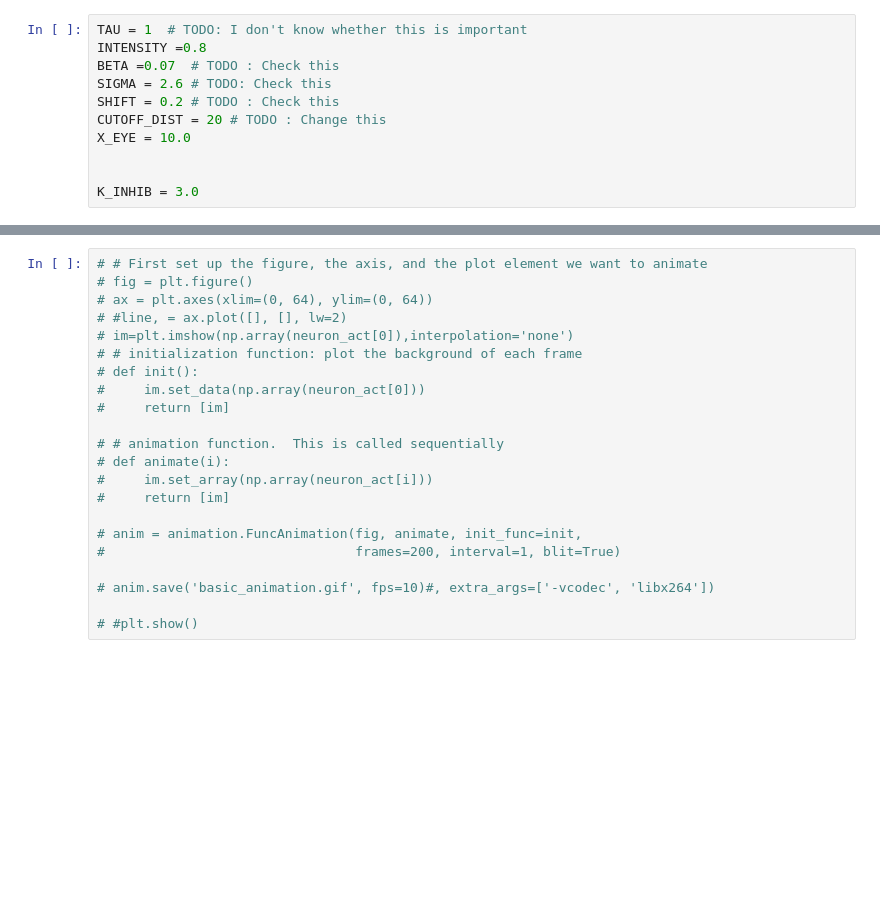
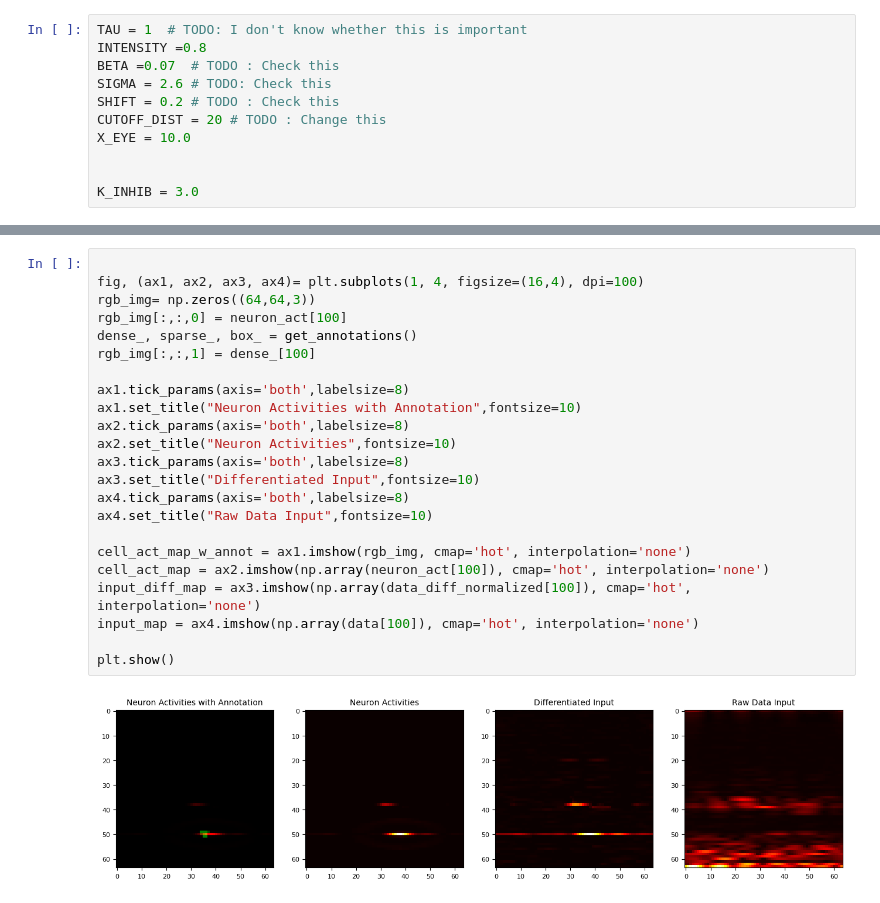
Before and after one commit to unstablecursor/sadnn, a Jupyter notebook: Animate_Layer.ipynb, the cells around one changed output, grey strips where cells are left out. Cells and saved outputs as stored; diff of their text form; blank space fills up the shorter version.

```diff
--- a/Animate_Layer.ipynb
+++ b/Animate_Layer.ipynb
@@ -55,23 +137,26 @@ for data_entry in data_diff_normalized:
 # %%
-# # First set up the figure, the axis, and the plot element we want to animate
-# fig = plt.figure()
-# ax = plt.axes(xlim=(0, 64), ylim=(0, 64))
-# #line, = ax.plot([], [], lw=2)
-# im=plt.imshow(np.array(neuron_act[0]),interpolation='none')
-# # initialization function: plot the background of each frame
-# def init():
-#     im.set_data(np.array(neuron_act[0]))
-#     return [im]
 
-# # animation function.  This is called sequentially
-# def animate(i):
-#     im.set_array(np.array(neuron_act[i]))
-#     return [im]
+fig, (ax1, ax2, ax3, ax4)= plt.subplots(1, 4, figsize=(16,4), dpi=100)
+rgb_img= np.zeros((64,64,3))
+rgb_img[:,:,0] = neuron_act[100]
+dense_, sparse_, box_ = get_annotations()
+rgb_img[:,:,1] = dense_[100]
 
-# anim = animation.FuncAnimation(fig, animate, init_func=init,
-#                                frames=200, interval=1, blit=True)
+ax1.tick_params(axis='both',labelsize=8)
+ax1.set_title("Neuron Activities with Annotation",fontsize=10)
+ax2.tick_params(axis='both',labelsize=8)
+ax2.set_title("Neuron Activities",fontsize=10)
+ax3.tick_params(axis='both',labelsize=8)
+ax3.set_title("Differentiated Input",fontsize=10)
+ax4.tick_params(axis='both',labelsize=8)
+ax4.set_title("Raw Data Input",fontsize=10)
 
-# anim.save('basic_animation.gif', fps=10)#, extra_args=['-vcodec', 'libx264'])
+cell_act_map_w_annot = ax1.imshow(rgb_img, cmap='hot', interpolation='none')
+cell_act_map = ax2.imshow(np.array(neuron_act[100]), cmap='hot', interpolation='none')
+input_diff_map = ax3.imshow(np.array(data_diff_normalized[100]), cmap='hot', interpolation='none')
+input_map = ax4.imshow(np.array(data[100]), cmap='hot', interpolation='none')
 
-# #plt.show()
+plt.show()
+# %% [output]
+[figure, added]
 # %%
```
Also changed, not shown: parts of 8 cells of this notebook, 1 other file.
